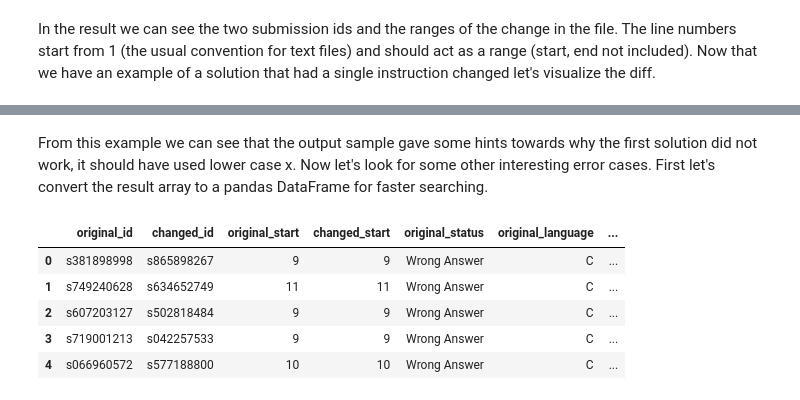
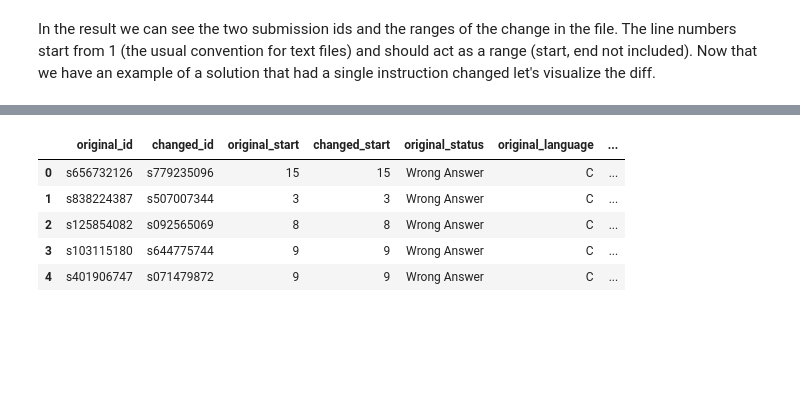
Before and after one commit to alexjercan/bug-detection, a Jupyter notebook: BugDetection.ipynb, the cells around one changed output, grey strips where cells are left out. Cells and saved outputs as stored; diff of their text form; code cells hidden in the pictures; blank space fills up the shorter version.

```diff
--- a/BugDetection.ipynb
+++ b/BugDetection.ipynb
@@ -227,0 +350,4 @@ Now it looks like this submission was successful so let's try and find some user
+# %%
+x_df = problem_list_df[description_mask][problem_list_df[description_mask]['name'].isna()]
+
+x_df
@@ -227,0 +543,5 @@ Now it looks like this submission was successful so let's try and find some user
+# %%
+problem_id = problem_ids[1]
+
+problem_df = load_problem_csv(problem_id)
+pprint_problem(problem_df, problem_id)
@@ -391,32 +802,0 @@ def read_submission_file(problem_id, language, submission_id, extension):
-# %%
-counter = 0
-total_counter = 0
-
-user_ids = problem_df['user_id'].unique()
-for user_id in user_ids:
-    submission_df = problem_df[problem_df['user_id'] == user_id]
-
-    if len(submission_df) < 2:
-        continue
-
-    submission_ids = submission_df.index.unique()
-    original_id = submission_ids[0]
-    for original_id, changed_id in zip(submission_ids, submission_ids[1:]):
-        original_text = read_submission_file('p00000', 'C', original_id, 'c')
-        changed_text = read_submission_file('p00000', 'C', changed_id, 'c')
-
-        diff = pdiff(original_text, changed_text)
-        diff = ''.join(diff)
-
-        chunks = group_diff_chunks(diff)
-
-        if len(chunks) == 1 and single_change(chunks[0]):
-            original_status = submission_df.loc[original_id, 'status']
-            changed_status = submission_df.loc[changed_id, 'status']
-
-            if changed_status == 'Accepted' and original_status != 'Accepted':
-                counter += 1
-
-        total_counter += 1
-
-print(f'Out of {total_counter}, {counter} submissions have a single instruction changed')
@@ -471,7 +849,7 @@ def preprocess_problem_for_language(problem_df, problem_id, language='C', extens
 
     return result
 # %%
-result = preprocess_problem_for_language(problem_df, problem_id='p00000', language='C', extension='c')
+result = preprocess_problem_for_language(c_problem_df, problem_id=problem_id, language='C', extension='c')
 (original_id, changed_id, original_start, changed_start, original_status, original_language) = result[0]
 result[0]
 # %% [output]
@@ -512,21 +893,19 @@ class Main{ public static void main(String[] a){ } }
-# %% [markdown]
-From this example we can see that the output sample gave some hints towards why the first solution did not work, it should have used lower case x. Now let's look for some other interesting error cases. First let's convert the result array to a pandas DataFrame for faster searching.
 # %%
 columns = ['original_id', 'changed_id', 'original_start', 'changed_start', 'original_status', 'original_language']
 
 df = pd.DataFrame(result, columns=columns)
-df['problem_id'] = 'p00000'
+df['problem_id'] = problem_id
 df['language'] = 'C'
 df['filename_ext'] = 'c'
 
 df.head()
 # %% [output]
 |  | original_id | changed_id | original_start | changed_start | original_status | original_language | ... |
-| 0 | s381898998 | s865898267 | 9 | 9 | Wrong Answer | C | ... |
-| 1 | s749240628 | s634652749 | 11 | 11 | Wrong Answer | C | ... |
-| 2 | s607203127 | s502818484 | 9 | 9 | Wrong Answer | C | ... |
-| 3 | s719001213 | s042257533 | 9 | 9 | Wrong Answer | C | ... |
-| 4 | s066960572 | s577188800 | 10 | 10 | Wrong Answer | C | ... |
+| 0 | s656732126 | s779235096 | 15 | 15 | Wrong Answer | C | ... |
+| 1 | s838224387 | s507007344 | 3 | 3 | Wrong Answer | C | ... |
+| 2 | s125854082 | s092565069 | 8 | 8 | Wrong Answer | C | ... |
+| 3 | s103115180 | s644775744 | 9 | 9 | Wrong Answer | C | ... |
+| 4 | s401906747 | s071479872 | 9 | 9 | Wrong Answer | C | ... |
 # %%
 cdf = df[df['original_status'] == 'Compile Error']
 
```
Also changed, not shown: parts of 98 cells of this notebook.
